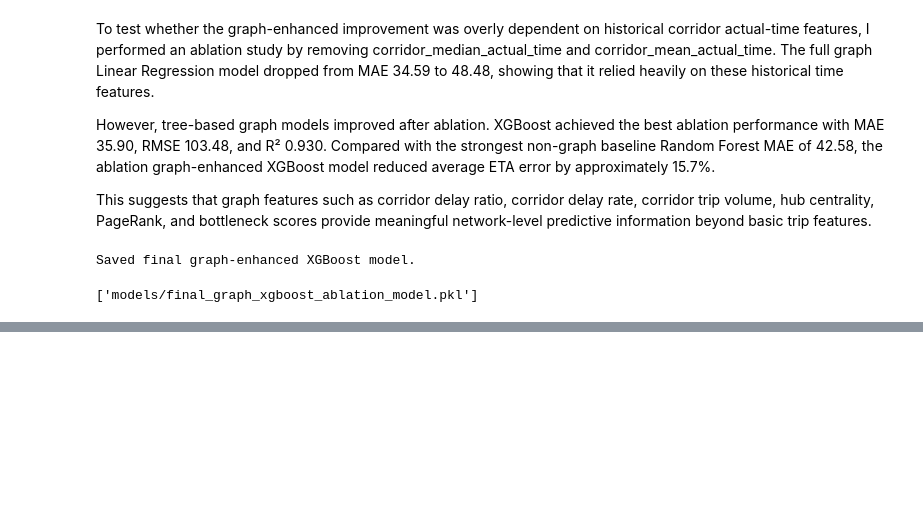
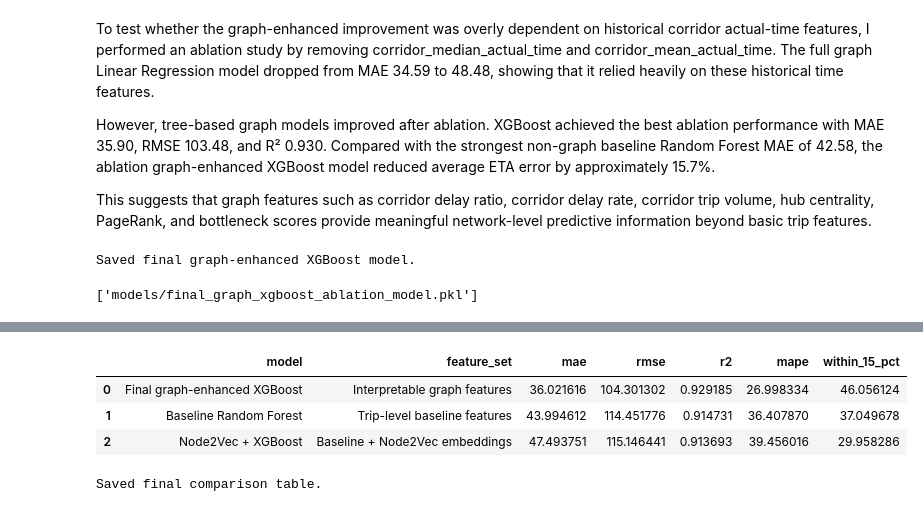
Before and after one commit to yug-birla/delivery-eta-graph-intelligence, a Jupyter notebook: notebooks/04_graph_enhanced_eta_model.ipynb, the cells around one changed output, grey strips where cells are left out. Drawn from its saved outputs; the diff is of its cells as text; code cells hidden in the pictures; blank space fills up the shorter version.

```diff
--- a/notebooks/04_graph_enhanced_eta_model.ipynb
+++ b/notebooks/04_graph_enhanced_eta_model.ipynb
@@ -873,0 +1259,12 @@ joblib.dump(
+# %%
+recommendations = pd.read_csv(recommendation_path)
+
+graph_final_metrics_15 = eta_metrics(
+    recommendations["actual_time"],
+    recommendations["predicted_actual_time"]
+)
+
+graph_final_metrics_15["model"] = "Final graph-enhanced XGBoost"
+graph_final_metrics_15["feature_set"] = "Interpretable graph features"
+
+graph_final_metrics_15
@@ -873,0 +1279,38 @@ joblib.dump(
+# %%
+final_deliverable_comparison = pd.DataFrame([
+    baseline_metrics_15,
+    graph_final_metrics_15,
+    node2vec_metrics_15
+])
+
+final_deliverable_comparison = final_deliverable_comparison[
+    [
+        "model",
+        "feature_set",
+        "mae",
+        "rmse",
+        "r2",
+        "mape",
+        "within_15_pct"
+    ]
+]
+
+final_deliverable_comparison = final_deliverable_comparison.sort_values(
+    "mae",
+    ascending=True
+).reset_index(drop=True)
+
+display(final_deliverable_comparison)
+
+final_deliverable_comparison.to_csv(
+    OUTPUT_DIR / "final_model_comparison_with_15pct_and_node2vec.csv",
+    index=False
+)
+
+print("Saved final comparison table.")
+# %% [output]
+|  | model | feature_set | mae | rmse | r2 | mape | within_15_pct |
+| 0 | Final graph-enhanced XGBoost | Interpretable graph features | 36.021616 | 104.301302 | 0.929185 | 26.998334 | 46.056124 |
+| 1 | Baseline Random Forest | Trip-level baseline features | 43.994612 | 114.451776 | 0.914731 | 36.407870 | 37.049678 |
+| 2 | Node2Vec + XGBoost | Baseline + Node2Vec embeddings | 47.493751 | 115.146441 | 0.913693 | 39.456016 | 29.958286 |
+Saved final comparison table.
```
Also changed, not shown: parts of 12 cells of this notebook, 2 other files.
